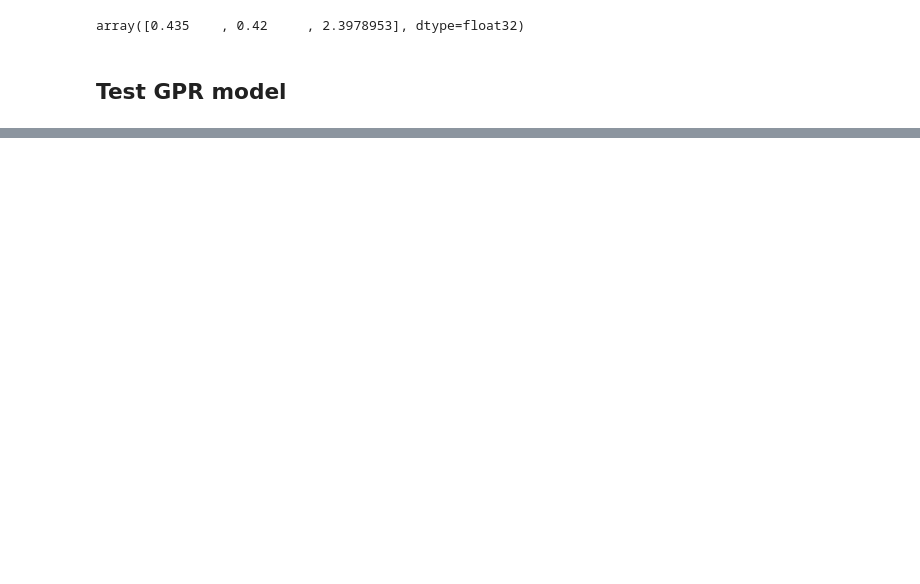
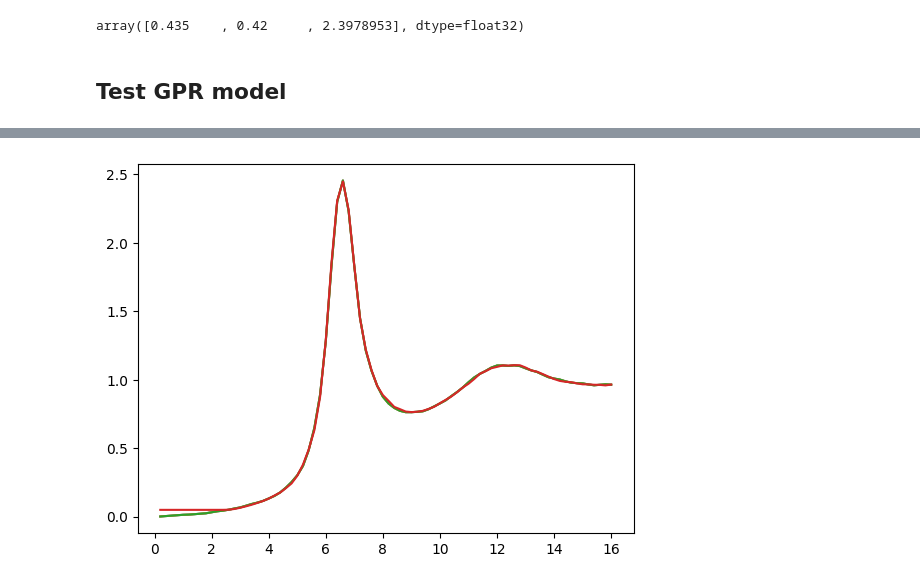
Before and after one commit to ch-tung/SQ_VAE, a Jupyter notebook: Fit_cVAE_sigma.ipynb, the cells around one changed output, grey strips where cells are left out. Drawn from its saved outputs; the diff is of its cells as text; code cells hidden in the pictures; blank space fills up the shorter version.

```diff
--- a/Fit_cVAE_sigma.ipynb
+++ b/Fit_cVAE_sigma.ipynb
@@ -263,7 +263,7 @@ def IQ_th(model, fp):
     S = f_out_tf(x_logit)
 
     # I(Q)
-    IQ_th = S*P
+    IQ_th = S
 
     # interpolation
     IQ_th_interp = interpolation_tf(q,IQ_th,fp[3])
@@ -327,7 +327,7 @@ lv_GT = encoder_mean(M,to_tf(f_inp(SQ_exp.reshape((1,80)))))
 
 SQ_exp = to_tf(SQ_exp)
 P = hardsphere(q,1)
-IQ_exp = SQ_exp*P
+IQ_exp = SQ_exp
 IQ_exp = interpolation_tf(q,IQ_exp,1.0)
 
 fp_GT = [lv_GT[0,0],lv_GT[0,1],lv_GT[0,2],to_tf(sigma_test)]
@@ -459,0 +501,6 @@ array([2.38814609])
+# %%
+plt.plot(q,SQ_exp.numpy())
+plt.plot(q,IQ_th(M, fp).numpy().reshape(80))
+plt.show()
+# %% [output]
+[figure, added]
```
Also changed, not shown: parts of 14 cells of this notebook.
